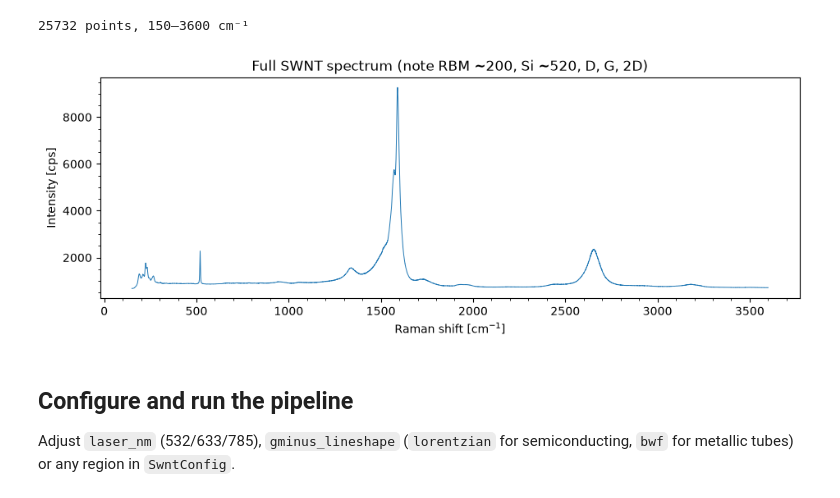
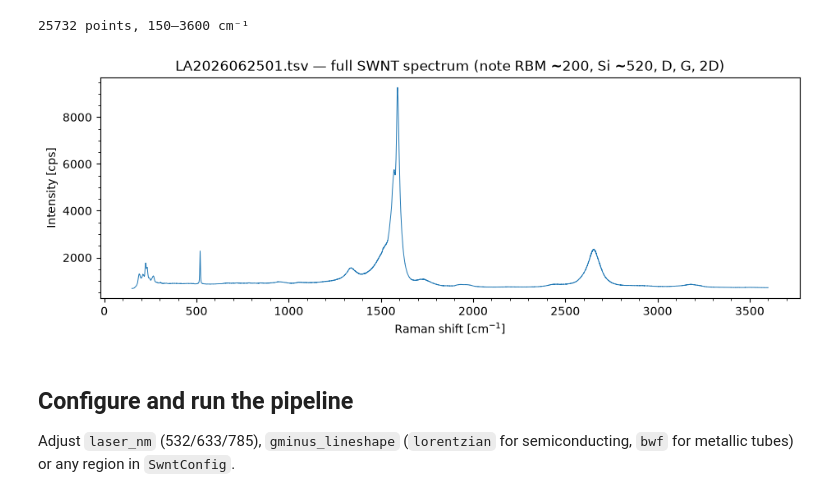
Before and after one commit to hiroshifuruta/ramanfit, a Jupyter notebook: ramanfit_swnt.ipynb, the cells around one changed output. Saved outputs shown, nothing was run; the diff lists cells and outputs as text; code cells hidden in the pictures.

```diff
--- a/ramanfit_swnt.ipynb
+++ b/ramanfit_swnt.ipynb
@@ -25,14 +25,16 @@ print(f"{len(x)} points, {x[0]:.0f}–{x[-1]:.0f} cm⁻¹")
 25732 points, 150–3600 cm⁻¹
 # %%
 # Raw spectrum overview
+import os
 fig, ax = plt.subplots(figsize=(11, 3.5))
 ax.plot(x, y, lw=0.7)
 ax.set(xlabel="Raman shift [cm$^{-1}$]", ylabel="Intensity [cps]",
-       title="Full SWNT spectrum (note RBM ~200, Si ~520, D, G, 2D)")
+       title=f"{os.path.basename(INFILE)} — full SWNT spectrum "
+             f"(note RBM ~200, Si ~520, D, G, 2D)")
 ax.minorticks_on()
 plt.show()
 # %% [output]
-[figure, old version]
+[figure, new version]
 # %% [markdown]
 ## Configure and run the pipeline
 
```
Also changed, not shown: parts of 5 cells of this notebook, 6 other files.
